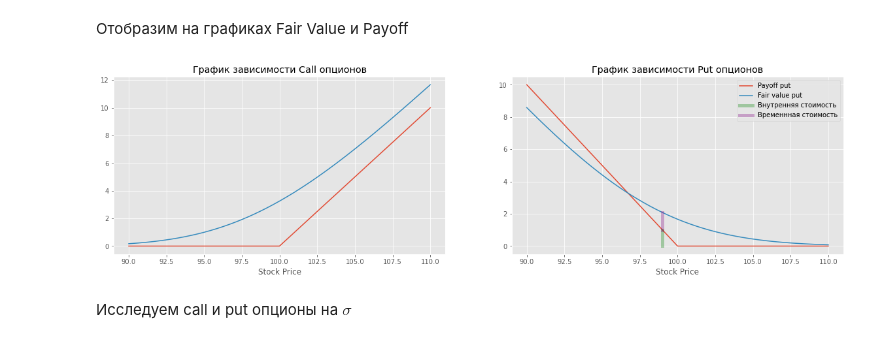
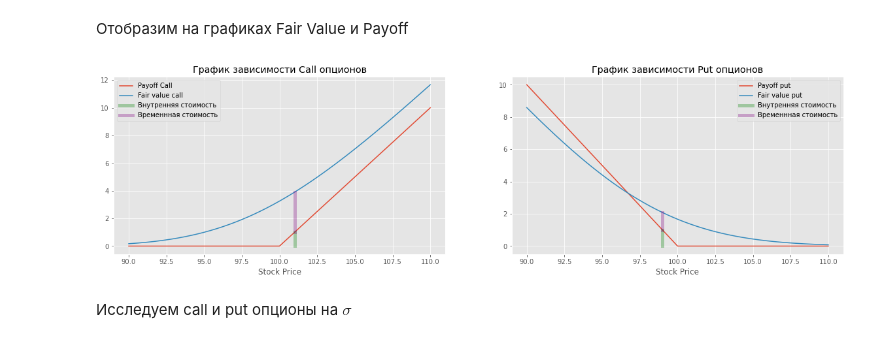
Before and after one commit to CyberCheshir/FinMath, a Jupyter notebook: Лабораторная 2.ipynb, the cells around one changed output. Cells and saved outputs as stored; diff of their text form; code cells hidden in the pictures.

```diff
--- a/Лабораторная 2.ipynb
+++ b/Лабораторная 2.ipynb
@@ -199,34 +199,41 @@ fair_value_call_arr = np.array([fair_value_call(s) for s in interval])
 # %%
 def draw_graphics():
     global interval
     plt.figure(figsize=(20, 5))
     plt.style.use('ggplot')
     # Call
     plt.subplot(1, 2, 1)
     plt.title('График зависимости Call опционов')
     plt.plot(interval, payoff_call_arr, label='Payoff Call')
     plt.plot(interval, fair_value_call_arr, label='Fair value call')
     plt.xlabel('Stock Price')
-
+    plt.legend(loc='best')
+    # временная и внутреняя стоимость
+    point = STRIKE_PRICE + 0.1 * RANGE_VALUE
+    plt.plot([point, point], [0, payoff_call(point)],
+             linewidth=5, color='green', alpha=0.3, label='Внутренняя стоимость')
+    plt.plot([point, point], [payoff_call(point), fair_value_call(point)],
+             linewidth=5, color='purple', alpha=0.3, label='Временнная стоимость')
+    plt.legend(loc='best')
     # Put
     plt.subplot(1, 2, 2)
     plt.title('График зависимости Put опционов')
     plt.plot(interval, payoff_put_arr, label='Payoff put')
     plt.plot(interval, fair_value_put_arr, label='Fair value put')
     plt.xlabel('Stock Price')
-
+    plt.legend(loc='best')
     # временная и внутреняя стоимость
     point = STRIKE_PRICE - 0.1 * RANGE_VALUE
     plt.plot([point, point], [0, payoff_put(point)],
              linewidth=5, color='green', alpha=0.3, label='Внутренняя стоимость')
     plt.plot([point, point], [payoff_put(point), fair_value_put(point)],
              linewidth=5, color='purple', alpha=0.3, label='Временнная стоимость')
     plt.legend(loc='best')
 
 
 draw_graphics()
 # %% [output]
-[figure, old version]
+[figure, new version]
 # %% [markdown]
 Исследуем сall и put опционы на $\sigma$
 # %%
```
Also changed, not shown: parts of 14 cells of this notebook.
